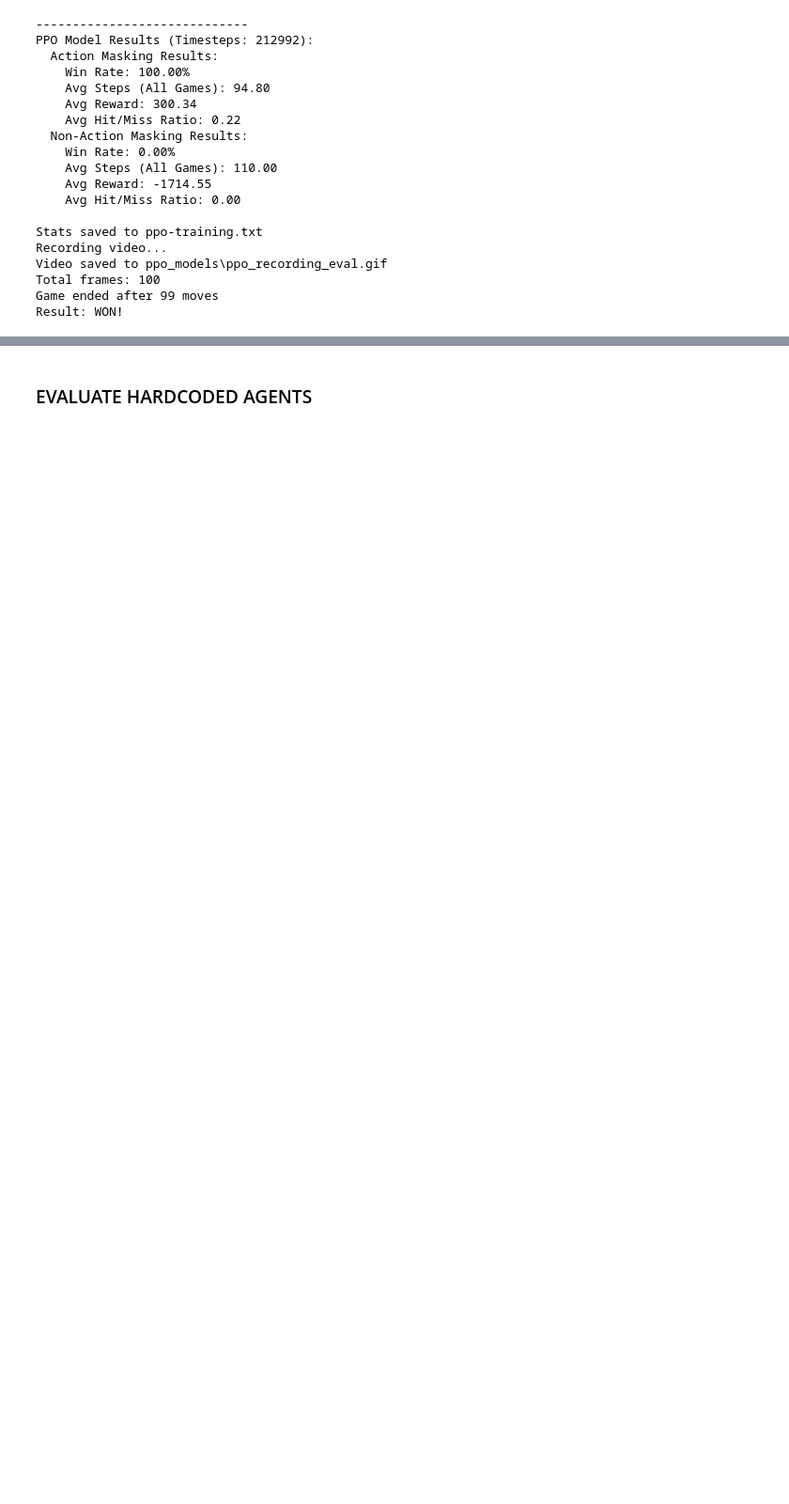
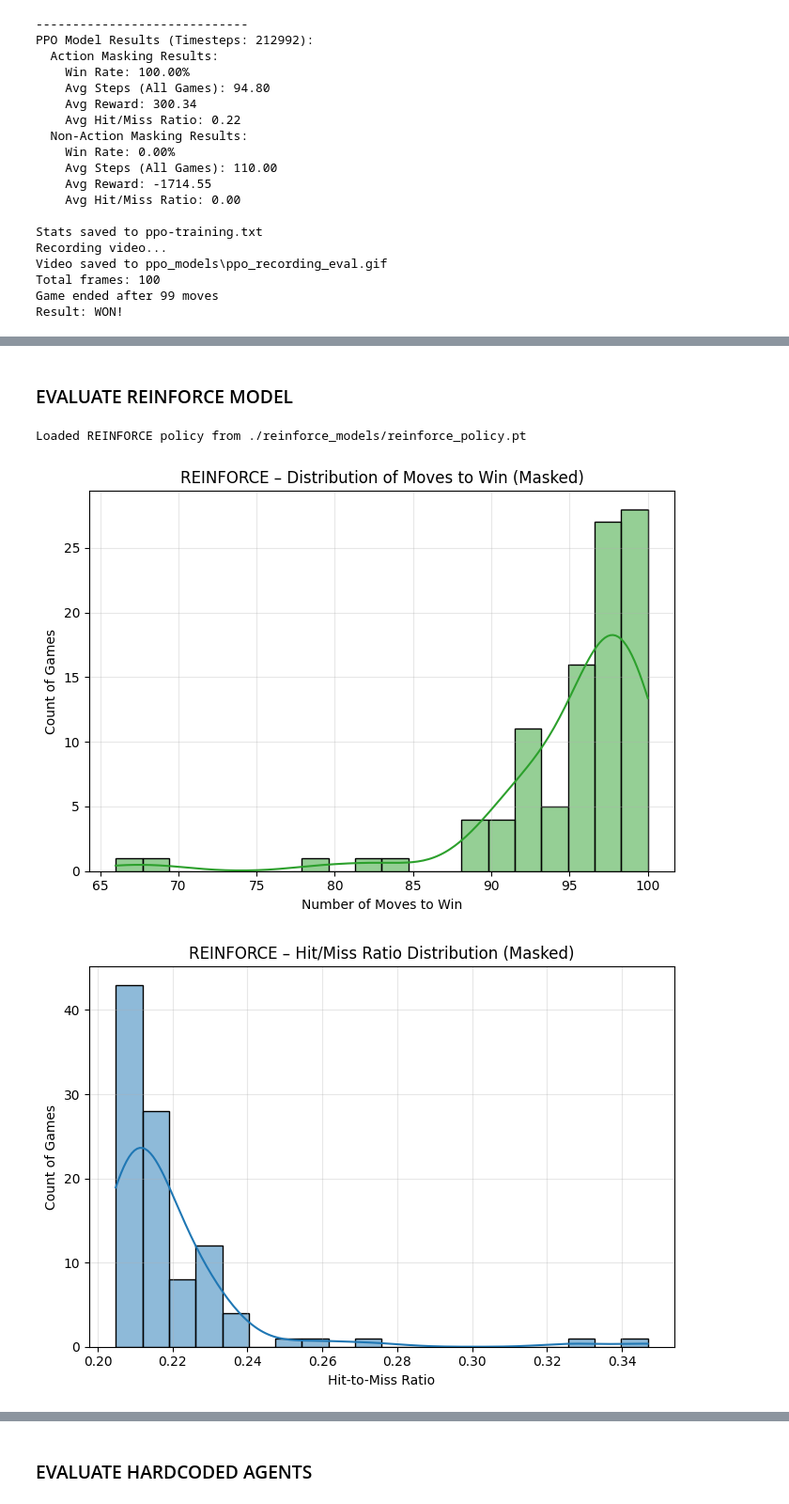
Before and after one commit to shayanhalder/battleship-reinforcement-learning, a Jupyter notebook: project.ipynb, the cells around one changed output, grey strips where cells are left out. Shown at 94% size. Cells and saved outputs as stored; diff of their text form; code cells hidden in the pictures; blank space fills up the shorter version.

Commit message:
Updated reinforce model and evaluation

```diff
--- a/project.ipynb
+++ b/project.ipynb
@@ -1145,0 +1644,49 @@ Result: WON!
+# %% [markdown]
+### EVALUATE REINFORCE MODEL
+# %%
+### EVALUATE REINFORCE MODEL
+
+reward_dict = {
+    'win': 100,
+    'lose': -30,
+    'missed': -0.2,
+    'hit': 5,
+    'proximal_hit': 20,
+    'repeat_missed': -20,
+    'repeat_hit': -3
+}
+
+# 1. Create eval environment (same settings as training)
+eval_env = BattleshipEnv(reward_dictionary=reward_dict, episode_steps=110)
+
+# 2. Create agent *without training here*
+agent = REINFORCEAgent(lr=1e-4, gamma=0.99)
+
+# 3. LOAD the trained policy you saved in reinforce.ipynb
+state_dict = torch.load(
+    f"{REINFORCE_RESULTS_DIR}/reinforce_policy.pt",
+    map_location=agent.device,    # handles cpu / cuda
+)
+agent.policy.load_state_dict(state_dict)
+print("Loaded REINFORCE policy from", f"{REINFORCE_RESULTS_DIR}/reinforce_policy.pt")
+
+# 4. Run evaluation
+NUM_EVAL_GAMES = 100   # small for project demo
+masked_results = run_reinforce_games(agent, eval_env, num_games=NUM_EVAL_GAMES, use_mask=True)
+
+# 5. Plots + stats + video, all saved inside reinforce_models/
+plot_reinforce_histograms(masked_results, tag="reinforce")
+save_reinforce_stats(masked_results)
+
+record_reinforce_video(
+    eval_env,
+    agent,
+    out_path=f"{REINFORCE_RESULTS_DIR}/reinforce-demo.gif",
+    fps=3
+)
+
+plot_policy_heatmap(agent, eval_env)
+# %% [output]
+Loaded REINFORCE policy from ./reinforce_models/reinforce_policy.pt
+[figure, added]
+[figure, added]
```
Also changed, not shown: parts of 11 cells of this notebook, 16 other files.
